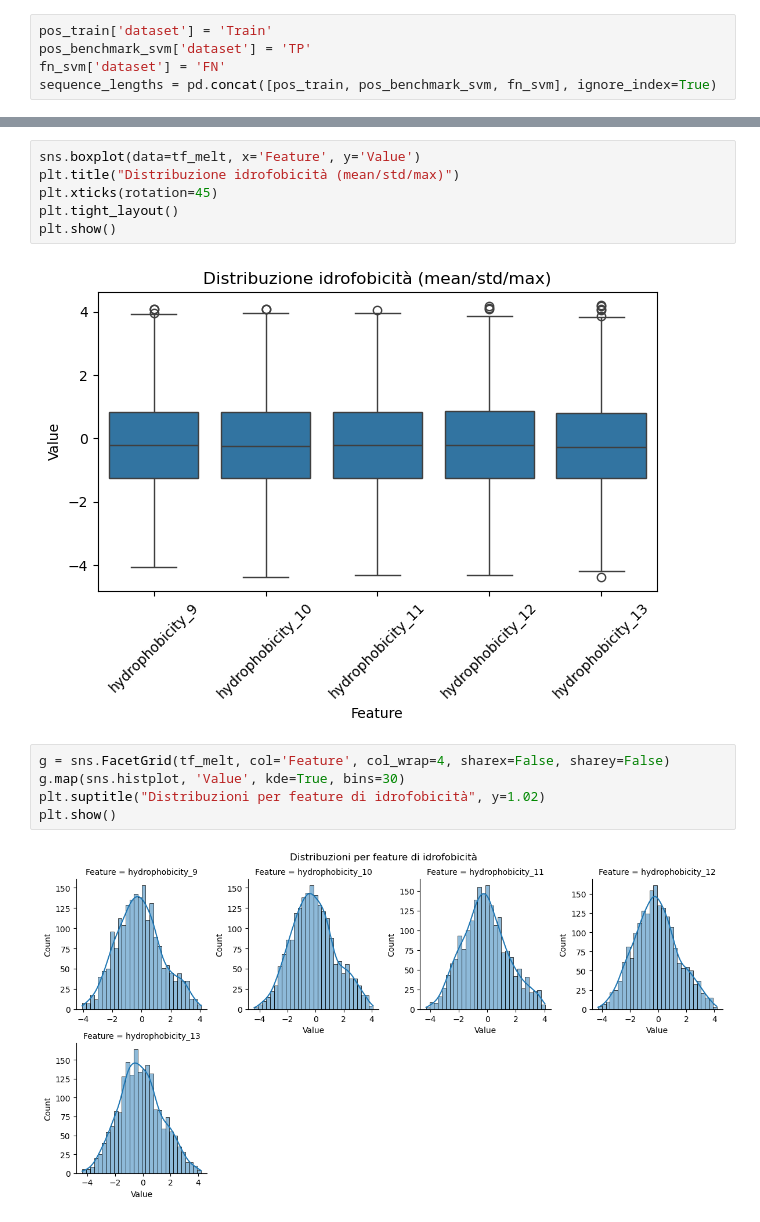
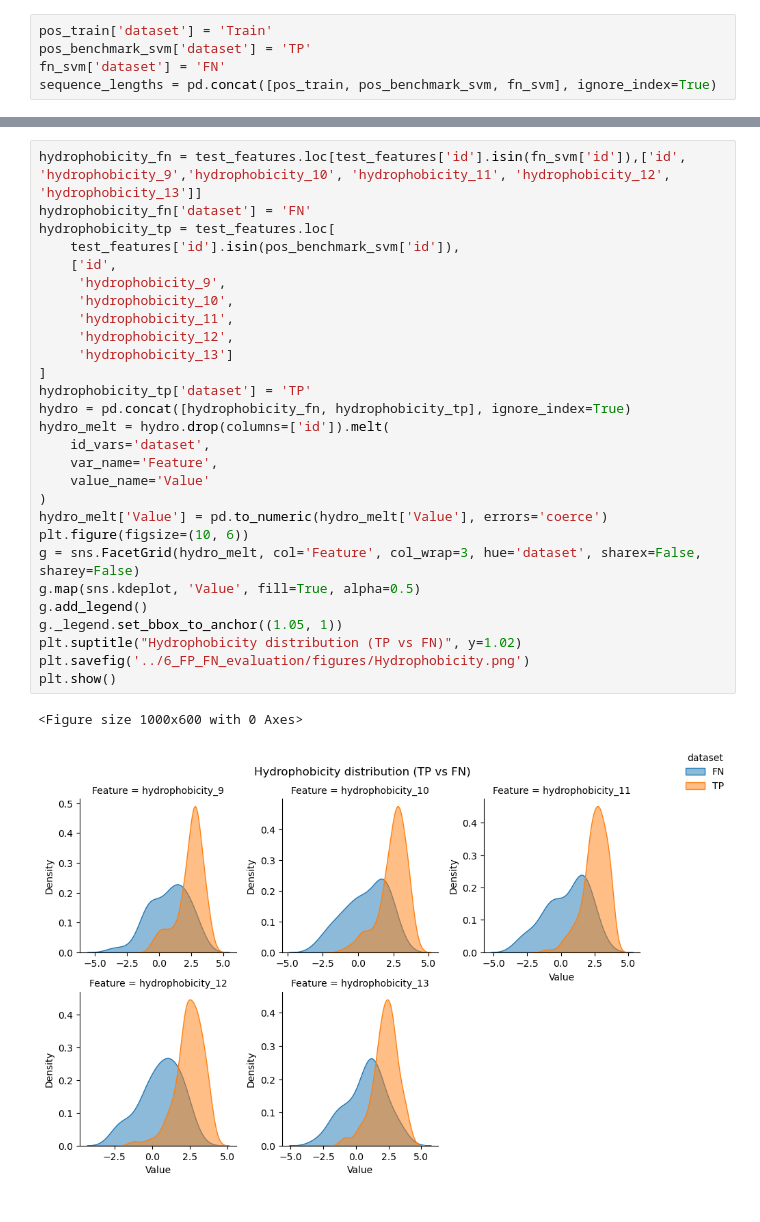
Before and after one commit to bianca29092001/LAB2_project_group, a Jupyter notebook: 6_FP_FN_evaluation/FP_FN_evaluation.ipynb, the cells around one changed output, grey strips where cells are left out. Saved outputs shown, nothing was run; the diff lists cells and outputs as text.

```diff
--- a/6_FP_FN_evaluation/FP_FN_evaluation.ipynb
+++ b/6_FP_FN_evaluation/FP_FN_evaluation.ipynb
@@ -347,15 +300,31 @@ plt.show()
-# %%
-sns.boxplot(data=tf_melt, x='Feature', y='Value')
-plt.title("Distribuzione idrofobicità (mean/std/max)")
-plt.xticks(rotation=45)
-plt.tight_layout()
-plt.show()
-# %% [output]
-[figure, removed]
-# %%
-g = sns.FacetGrid(tf_melt, col='Feature', col_wrap=4, sharex=False, sharey=False)
-g.map(sns.histplot, 'Value', kde=True, bins=30)
-plt.suptitle("Distribuzioni per feature di idrofobicità", y=1.02)
-plt.show()
-# %% [output]
-[figure, removed]
+# %%
+hydrophobicity_fn = test_features.loc[test_features['id'].isin(fn_svm['id']),['id', 'hydrophobicity_9','hydrophobicity_10', 'hydrophobicity_11', 'hydrophobicity_12', 'hydrophobicity_13']]
+hydrophobicity_fn['dataset'] = 'FN'
+hydrophobicity_tp = test_features.loc[
+    test_features['id'].isin(pos_benchmark_svm['id']),
+    ['id',
+     'hydrophobicity_9',
+     'hydrophobicity_10',
+     'hydrophobicity_11',
+     'hydrophobicity_12',
+     'hydrophobicity_13']
+]
+hydrophobicity_tp['dataset'] = 'TP'
+hydro = pd.concat([hydrophobicity_fn, hydrophobicity_tp], ignore_index=True)
+hydro_melt = hydro.drop(columns=['id']).melt(
+    id_vars='dataset',
+    var_name='Feature',
+    value_name='Value'
+)
+hydro_melt['Value'] = pd.to_numeric(hydro_melt['Value'], errors='coerce')
+plt.figure(figsize=(10, 6))
+g = sns.FacetGrid(hydro_melt, col='Feature', col_wrap=3, hue='dataset', sharex=False, sharey=False)
+g.map(sns.kdeplot, 'Value', fill=True, alpha=0.5)
+g.add_legend()
+g._legend.set_bbox_to_anchor((1.05, 1))
+plt.suptitle("Hydrophobicity distribution (TP vs FN)", y=1.02)
+plt.savefig('../6_FP_FN_evaluation/figures/Hydrophobicity.png')
+plt.show()
+# %% [output]
+<Figure size 1000x600 with 0 Axes>
+[figure, added]
```
Also changed, not shown: parts of 10 cells of this notebook, 15 other files.
